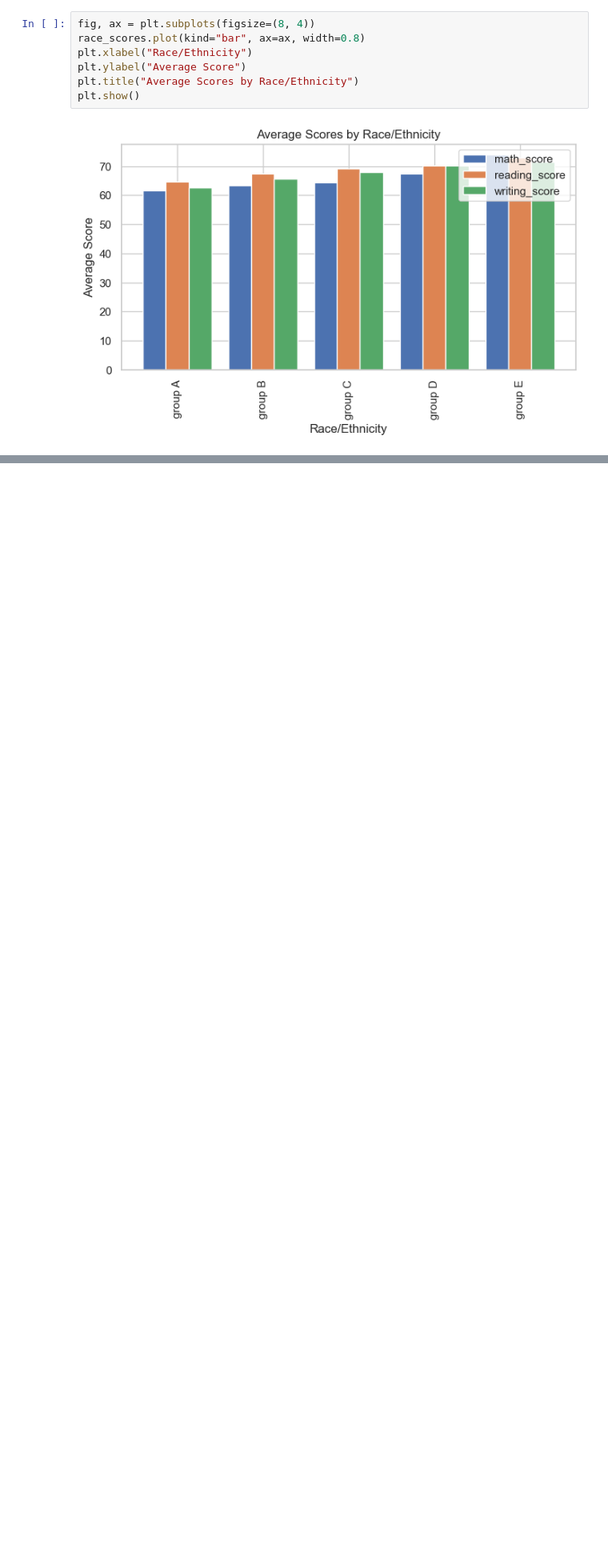
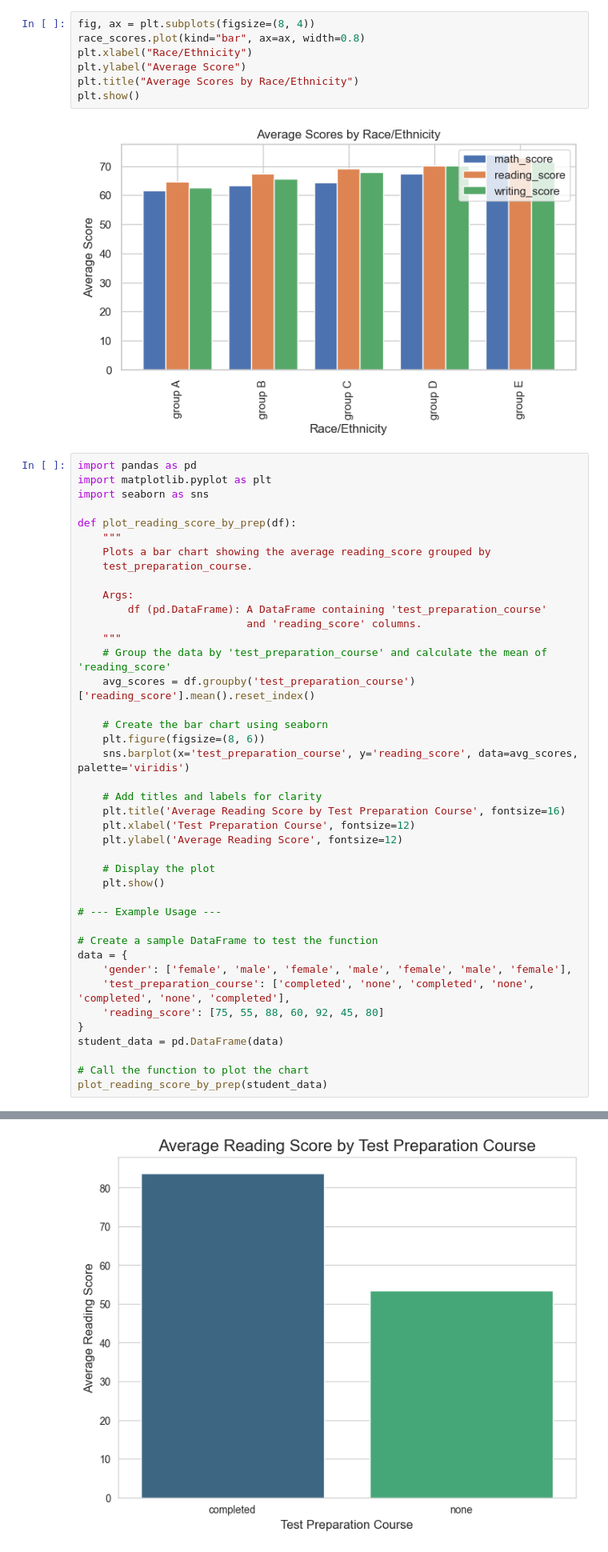
Before and after one commit to Rohitmehraji/my-data-analyst-project, a Jupyter notebook: research/experments.ipynb, the cells around one changed output, grey strips where cells are left out. Shown at 80% size. Saved outputs shown, nothing was run; the diff lists cells and outputs as text; blank space fills up the shorter version.

```diff
--- a/research/experments.ipynb
+++ b/research/experments.ipynb
@@ -112,3 +112,45 @@ plt.title("Average Scores by Race/Ethnicity")
 plt.show()
 # %% [output]
 [figure]
+# %%
+import pandas as pd
+import matplotlib.pyplot as plt
+import seaborn as sns
+
+def plot_reading_score_by_prep(df):
+    """
+    Plots a bar chart showing the average reading_score grouped by
+    test_preparation_course.
+
+    Args:
+        df (pd.DataFrame): A DataFrame containing 'test_preparation_course'
+                           and 'reading_score' columns.
+    """
+    # Group the data by 'test_preparation_course' and calculate the mean of 'reading_score'
+    avg_scores = df.groupby('test_preparation_course')['reading_score'].mean().reset_index()
+
+    # Create the bar chart using seaborn
+    plt.figure(figsize=(8, 6))
+    sns.barplot(x='test_preparation_course', y='reading_score', data=avg_scores, palette='viridis')
+
+    # Add titles and labels for clarity
+    plt.title('Average Reading Score by Test Preparation Course', fontsize=16)
+    plt.xlabel('Test Preparation Course', fontsize=12)
+    plt.ylabel('Average Reading Score', fontsize=12)
+
+    # Display the plot
+    plt.show()
+
+# --- Example Usage ---
+
+# Create a sample DataFrame to test the function
+data = {
+    'gender': ['female', 'male', 'female', 'male', 'female', 'male', 'female'],
+    'test_preparation_course': ['completed', 'none', 'completed', 'none', 'completed', 'none', 'completed'],
+    'reading_score': [75, 55, 88, 60, 92, 45, 80]
+}
+student_data = pd.DataFrame(data)
+
+# Call the function to plot the chart
+plot_reading_score_by_prep(student_data)
+# %% [output]
@@ -114,0 +160 @@ plt.show()
+[figure, added]
```
Also changed, not shown: parts of 2 cells of this notebook.
